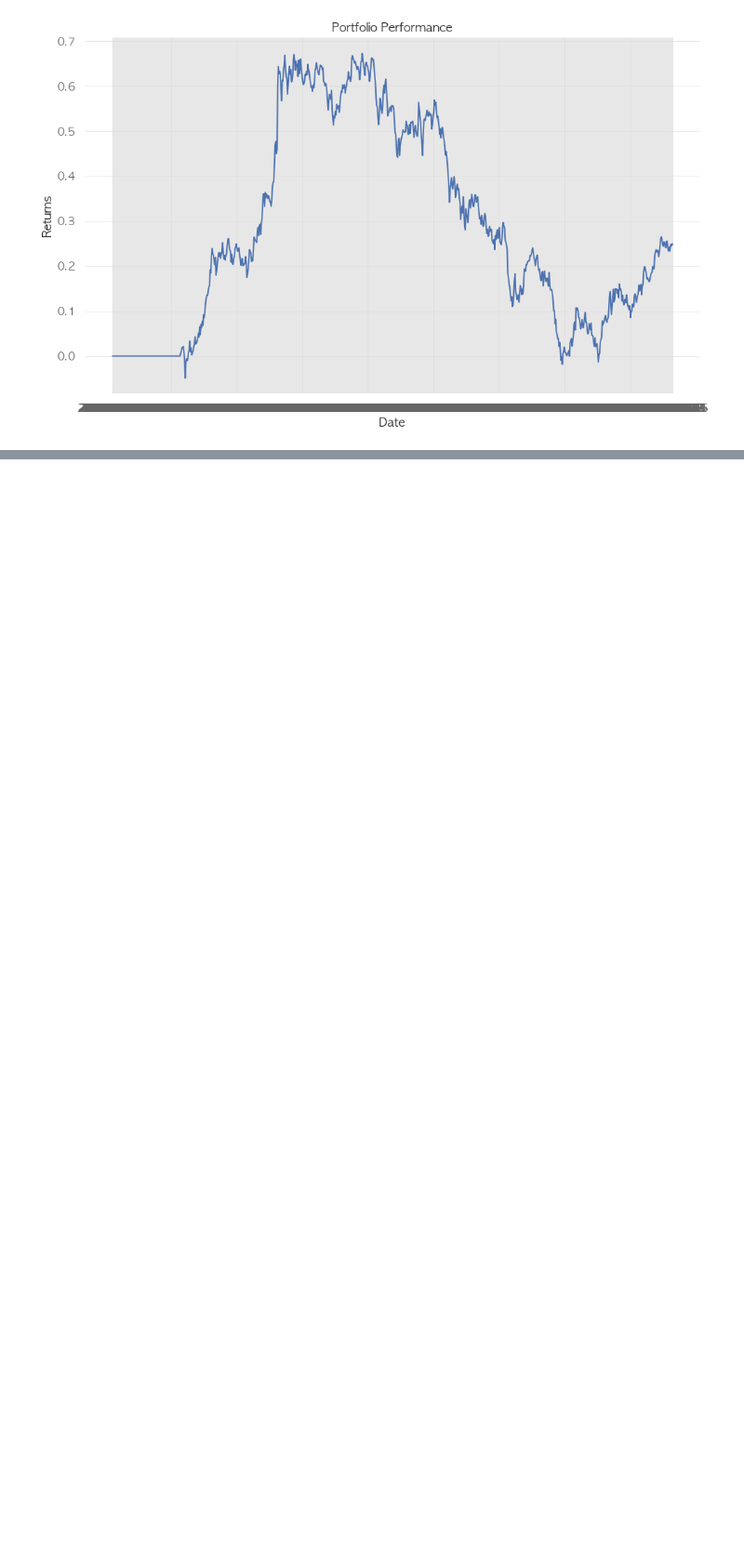
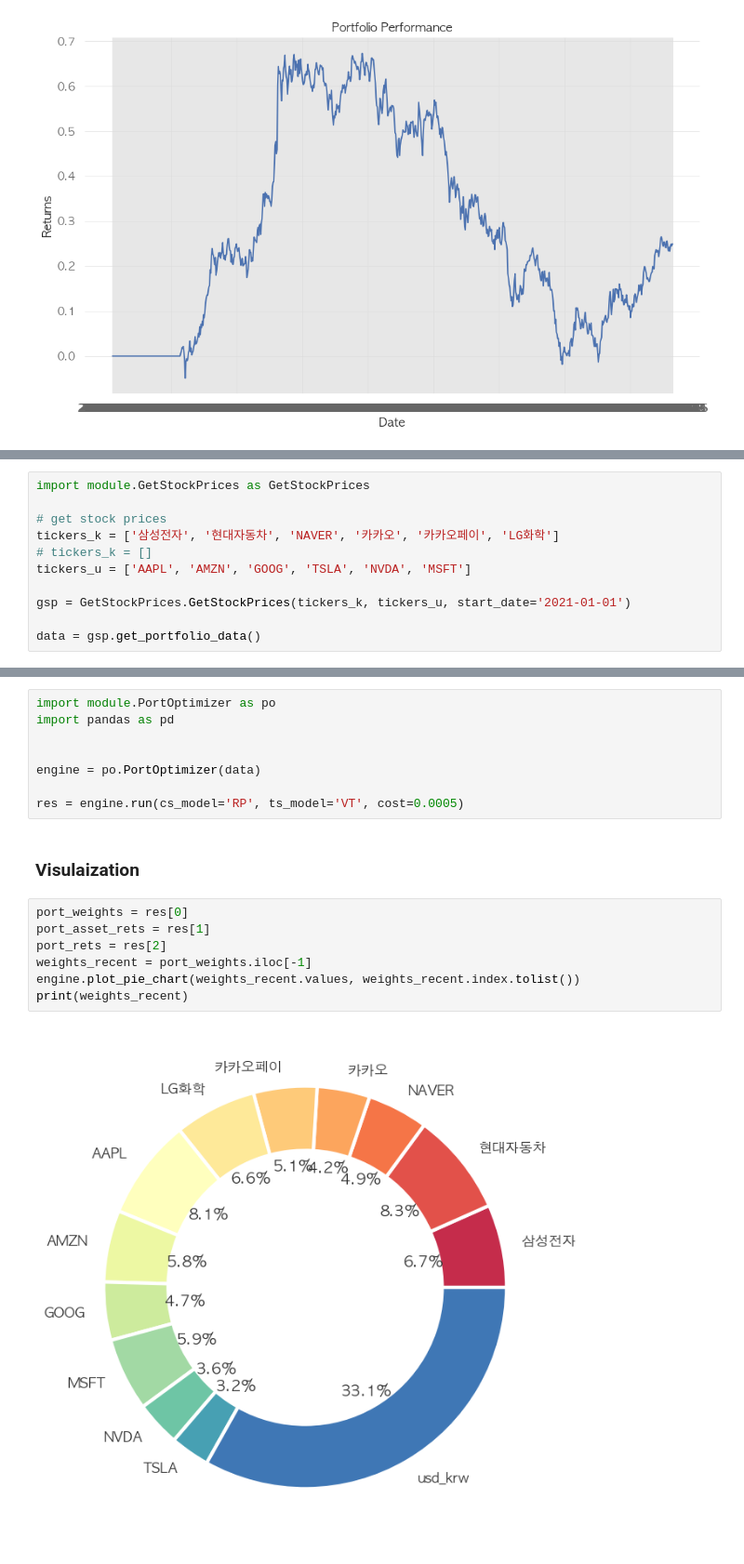
Before and after one commit to ahn283/projects, a Jupyter notebook: stock/manual.ipynb, the cells around one changed output, grey strips where cells are left out. Shown at 93% size. Drawn from its saved outputs; the diff is of its cells as text; blank space fills up the shorter version.

```diff
--- a/stock/manual.ipynb
+++ b/stock/manual.ipynb
@@ -96,0 +101,11 @@ engine.performance_analytics(port_weights, port_asset_rets, port_rets, qs_report
+# %%
+import module.GetStockPrices as GetStockPrices
+
+# get stock prices
+tickers_k = ['삼성전자', '현대자동차', 'NAVER', '카카오', '카카오페이', 'LG화학']
+# tickers_k = []
+tickers_u = ['AAPL', 'AMZN', 'GOOG', 'TSLA', 'NVDA', 'MSFT']
+
+gsp = GetStockPrices.GetStockPrices(tickers_k, tickers_u, start_date='2021-01-01')
+
+data = gsp.get_portfolio_data()
@@ -96,0 +117,19 @@ engine.performance_analytics(port_weights, port_asset_rets, port_rets, qs_report
+# %%
+import module.PortOptimizer as po
+import pandas as pd
+
+
+engine = po.PortOptimizer(data)
+
+res = engine.run(cs_model='RP', ts_model='VT', cost=0.0005)
+# %% [markdown]
+### Visulaization
+# %%
+port_weights = res[0]
+port_asset_rets = res[1]
+port_rets = res[2]
+weights_recent = port_weights.iloc[-1]
+engine.plot_pie_chart(weights_recent.values, weights_recent.index.tolist())
+print(weights_recent)
+# %% [output]
+[figure, added]
```
Also changed, not shown: parts of 9 cells of this notebook, 7 other files.
